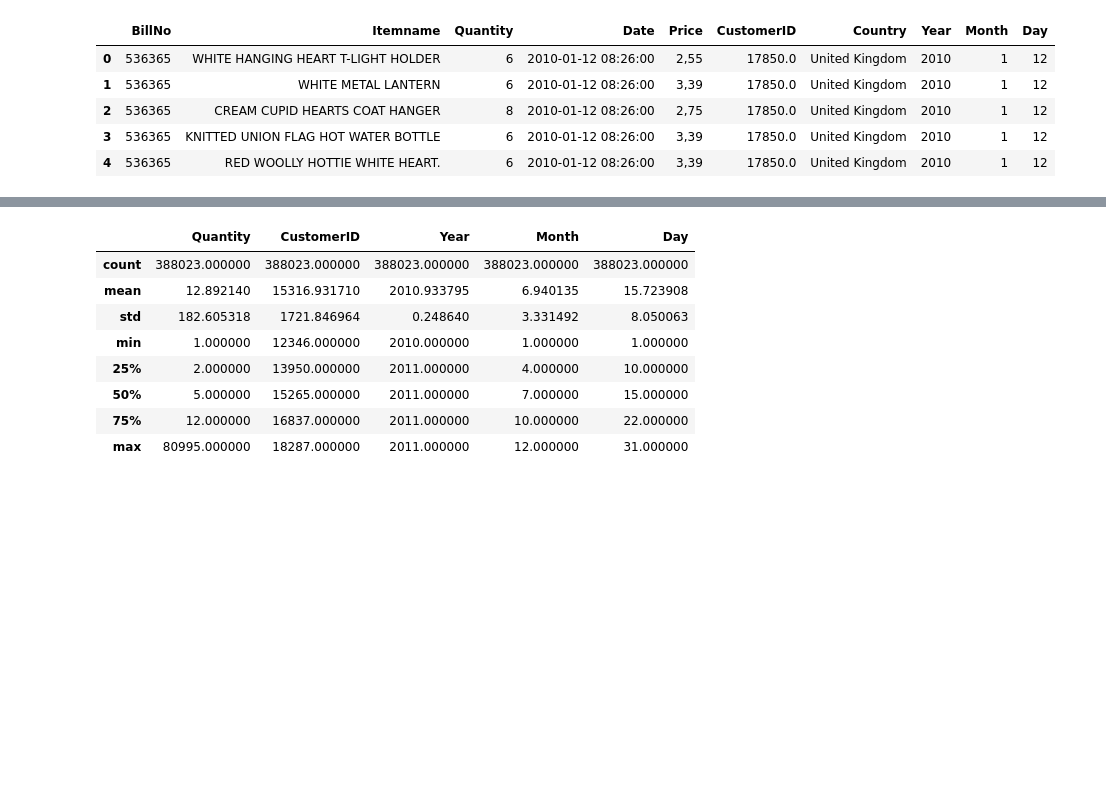
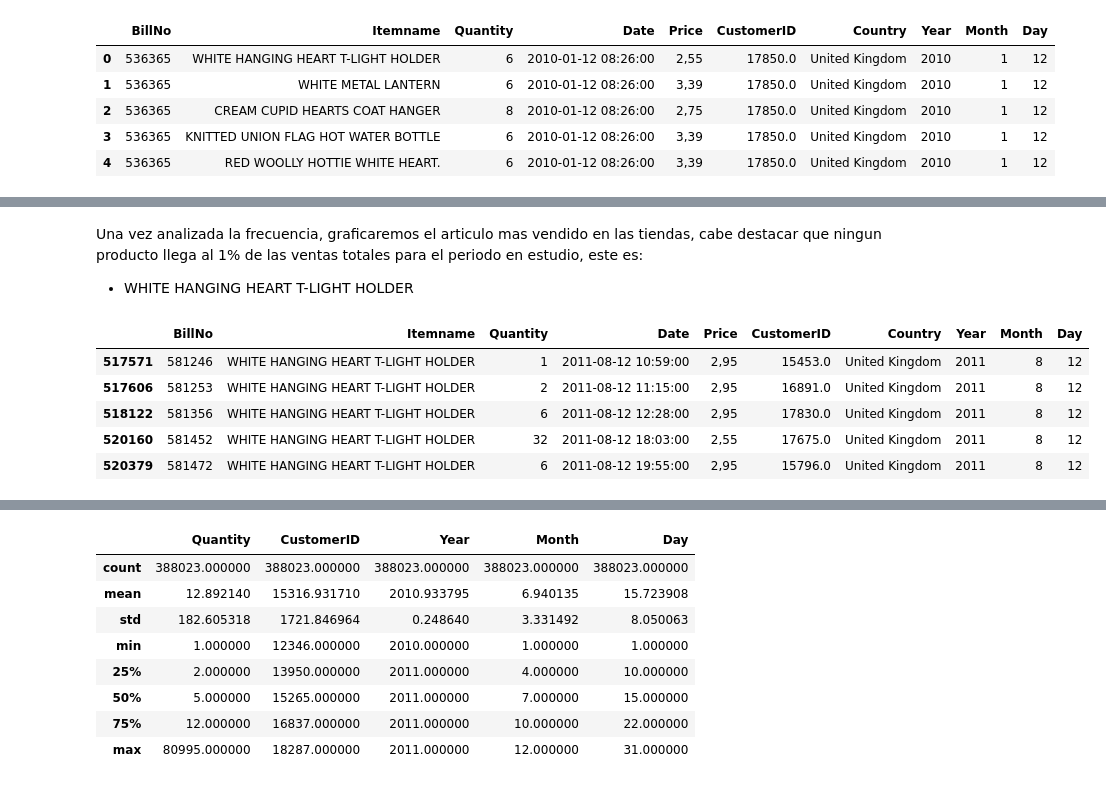
Before and after one commit to natia101/FINAL-PROJECT, a Jupyter notebook: src/explore_market-basket-analysis.ipynb, the cells around one changed output, grey strips where cells are left out. Drawn from its saved outputs; the diff is of its cells as text; code cells hidden in the pictures; blank space fills up the shorter version.

Commit message:
ultimos ajustes para la entrega

```diff
--- a/src/explore_market-basket-analysis.ipynb
+++ b/src/explore_market-basket-analysis.ipynb
@@ -357,0 +393,14 @@ dataset_min.head()
+# %% [markdown]
+Una vez analizada la frecuencia, graficaremos el articulo mas vendido en las tiendas, cabe destacar que ningun producto llega al 1% de las ventas totales para el periodo en estudio, este es:
+
+- WHITE HANGING HEART T-LIGHT HOLDER
+# %%
+dataset_min_Top = dataset_min[dataset_min['Itemname']== 'WHITE HANGING HEART T-LIGHT HOLDER']
+dataset_min_Top.tail()
+# %% [output]
+|  | BillNo | Itemname | Quantity | Date | Price | CustomerID | Country | Year | Month | Day |
+| 517571 | 581246 | WHITE HANGING HEART T-LIGHT HOLDER | 1 | 2011-08-12 10:59:00 | 2,95 | 15453.0 | United Kingdom | 2011 | 8 | 12 |
+| 517606 | 581253 | WHITE HANGING HEART T-LIGHT HOLDER | 2 | 2011-08-12 11:15:00 | 2,95 | 16891.0 | United Kingdom | 2011 | 8 | 12 |
+| 518122 | 581356 | WHITE HANGING HEART T-LIGHT HOLDER | 6 | 2011-08-12 12:28:00 | 2,95 | 17830.0 | United Kingdom | 2011 | 8 | 12 |
+| 520160 | 581452 | WHITE HANGING HEART T-LIGHT HOLDER | 32 | 2011-08-12 18:03:00 | 2,55 | 17675.0 | United Kingdom | 2011 | 8 | 12 |
+| 520379 | 581472 | WHITE HANGING HEART T-LIGHT HOLDER | 6 | 2011-08-12 19:55:00 | 2,95 | 15796.0 | United Kingdom | 2011 | 8 | 12 |
```
Also changed, not shown: parts of 9 cells of this notebook, 2 other files.
